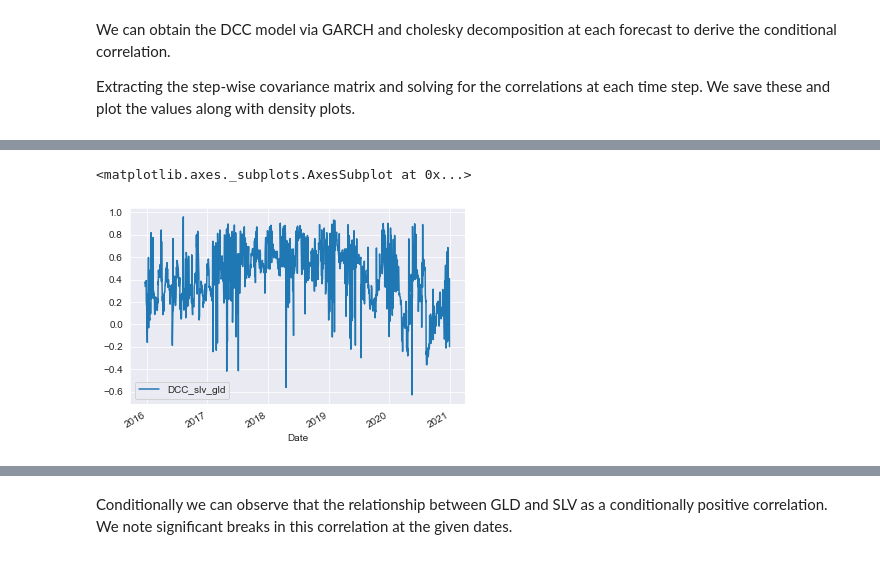
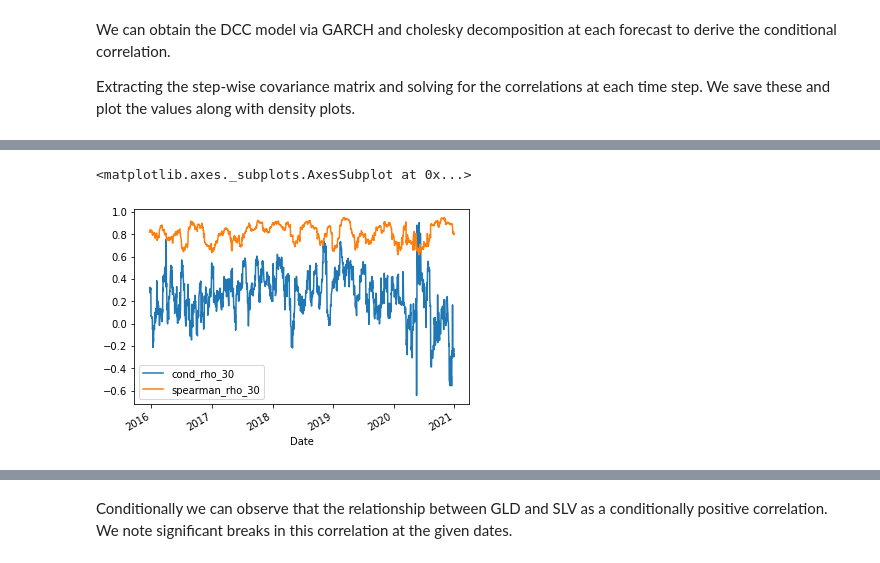
Before and after one commit to HAJG1112/StochasticCorrelations, a Jupyter notebook: Pcode/research.ipynb, the cells around one changed output, grey strips where cells are left out. Saved outputs shown, nothing was run; the diff lists cells and outputs as text; code cells hidden in the pictures.

```diff
--- a/Pcode/research.ipynb
+++ b/Pcode/research.ipynb
@@ -161,8 +140,0 @@ sc.plot()
-# %%
-# attach an index for the dates on the X axis
-ind = sample[window:]
-s = pd.DataFrame(list(series), columns = ['DCC_slv_gld'], index = ind.index)
-s.plot()
-# %% [output]
-<matplotlib.axes._subplots.AxesSubplot at 0x...>
-[figure, removed]
@@ -168,0 +166,5 @@ s.plot()
+# %%
+s1[['cond_rho_30', 'spearman_rho_30']].plot()
+# %% [output]
+<matplotlib.axes._subplots.AxesSubplot at 0x...>
+[figure, added]
```
Also changed, not shown: parts of 32 cells of this notebook, 12 other files.
